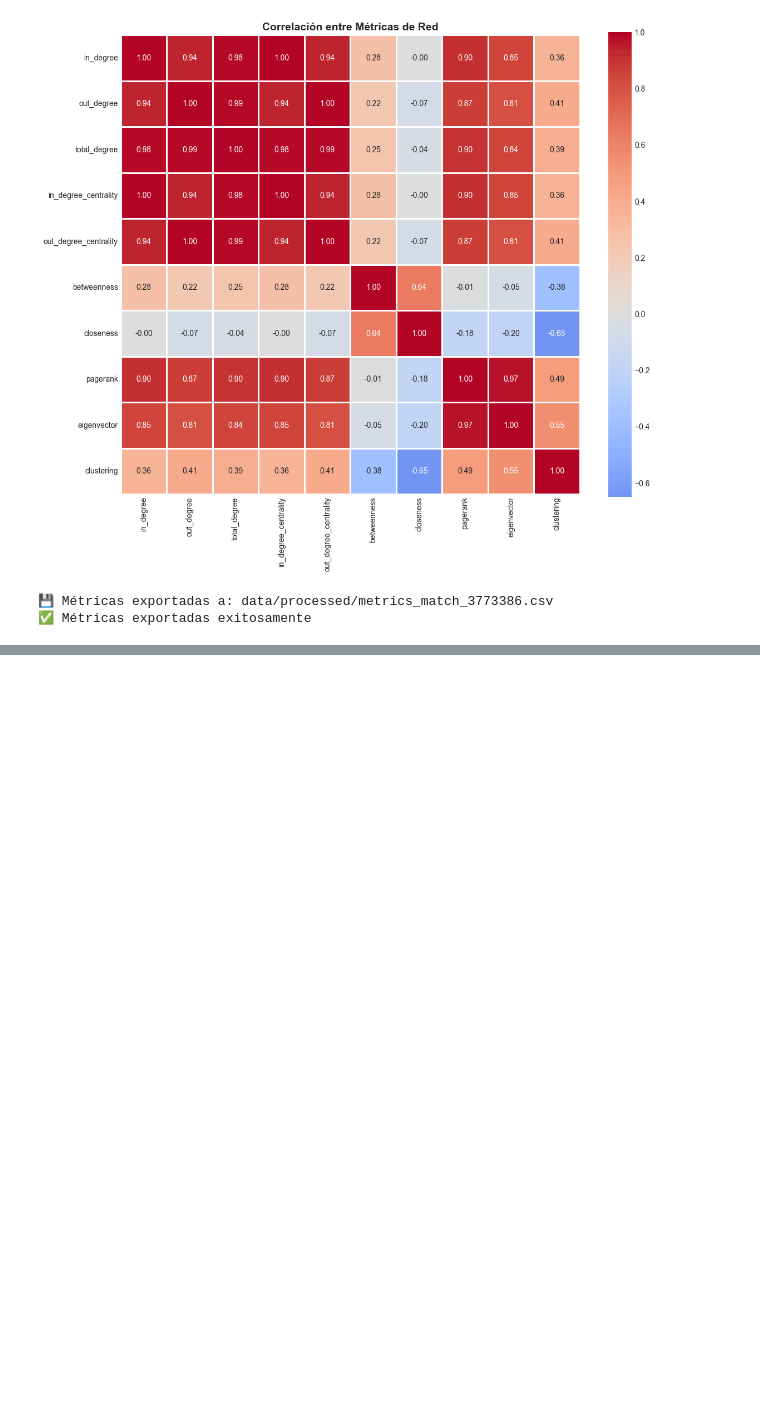
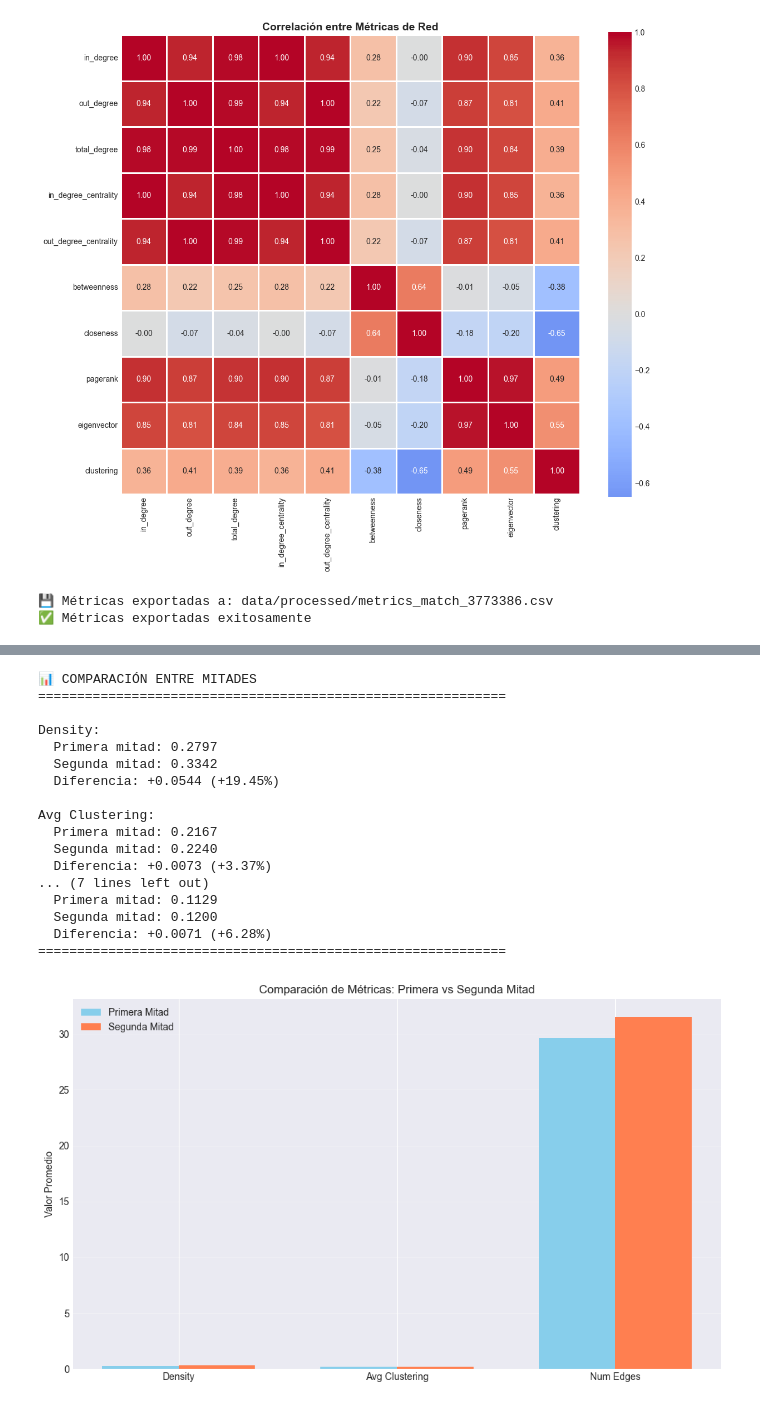
Before and after one commit to JaviTateG/tfg-football-tactical-modeling, a Jupyter notebook: notebooks/01_data_exploration.ipynb, the cells around one changed output, grey strips where cells are left out. Drawn from its saved outputs; the diff is of its cells as text; code cells hidden in the pictures; blank space fills up the shorter version.

```diff
--- a/notebooks/01_data_exploration.ipynb
+++ b/notebooks/01_data_exploration.ipynb
@@ -640,0 +761,44 @@ print("✅ Métricas exportadas exitosamente")
+# %%
+# Comparación entre mitades
+comparison = dynamic_graph.compare_halves()
+
+# Visualizar comparación
+metrics_to_plot = ['density', 'avg_clustering', 'num_edges']
+first_half_values = [comparison[m]['first_half_avg'] for m in metrics_to_plot]
+second_half_values = [comparison[m]['second_half_avg'] for m in metrics_to_plot]
+
+x = np.arange(len(metrics_to_plot))
+width = 0.35
+
+fig, ax = plt.subplots(figsize=(10, 6))
+bars1 = ax.bar(x - width/2, first_half_values, width, label='Primera Mitad', color='skyblue')
+bars2 = ax.bar(x + width/2, second_half_values, width, label='Segunda Mitad', color='coral')
+
+ax.set_ylabel('Valor Promedio')
+ax.set_title('Comparación de Métricas: Primera vs Segunda Mitad')
+ax.set_xticks(x)
+ax.set_xticklabels([m.replace('_', ' ').title() for m in metrics_to_plot])
+ax.legend()
+ax.grid(axis='y', alpha=0.3)
+
+plt.tight_layout()
+plt.show()
+# %% [output]
+📊 COMPARACIÓN ENTRE MITADES
+============================================================
+
+Density:
+  Primera mitad: 0.2797
+  Segunda mitad: 0.3342
+  Diferencia: +0.0544 (+19.45%)
+
+Avg Clustering:
+  Primera mitad: 0.2167
+  Segunda mitad: 0.2240
+  Diferencia: +0.0073 (+3.37%)
+... (7 lines left out)
+  Primera mitad: 0.1129
+  Segunda mitad: 0.1200
+  Diferencia: +0.0071 (+6.28%)
+============================================================
+[figure, added]
```
Also changed, not shown: parts of 8 cells of this notebook, 1 other file.
